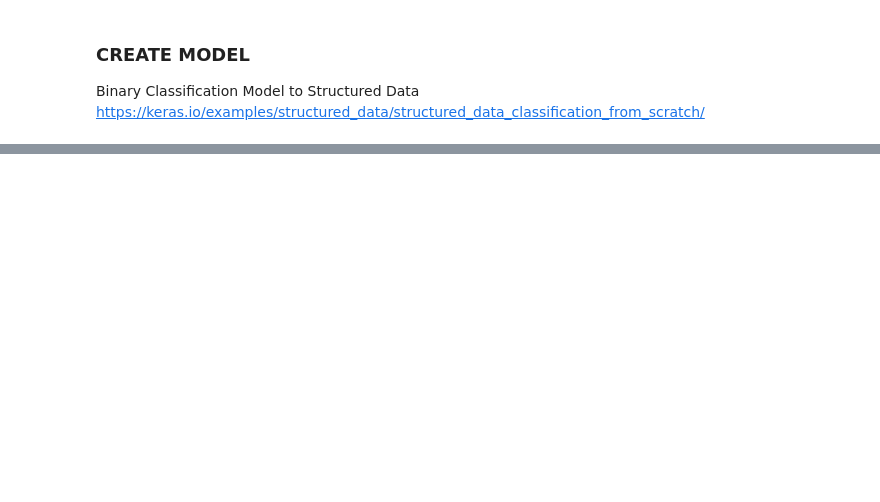
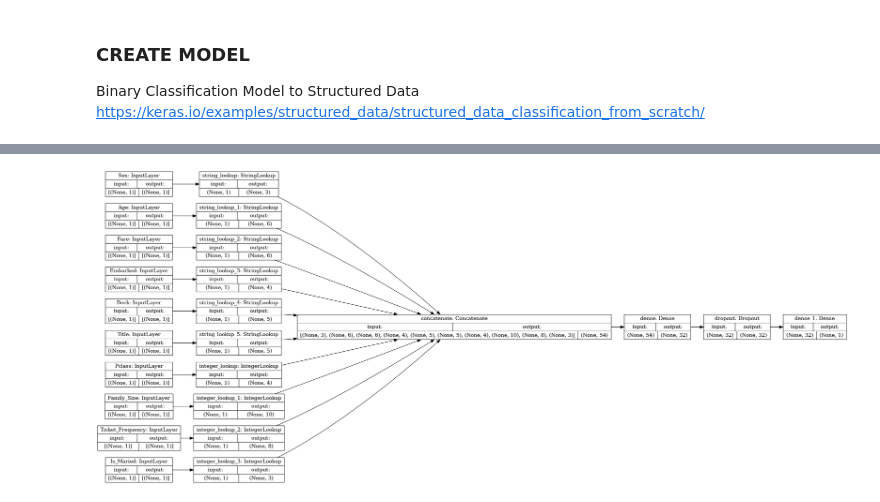
Before and after one commit to benchov/Kaggle, a Jupyter notebook: titanic-competition-tensorflow-edition.ipynb, the cells around one changed output, grey strips where cells are left out. Saved outputs shown, nothing was run; the diff lists cells and outputs as text; code cells hidden in the pictures; blank space fills up the shorter version.

```diff
--- a/titanic-competition-tensorflow-edition.ipynb
+++ b/titanic-competition-tensorflow-edition.ipynb
@@ -255,0 +310,33 @@ Binary Classification Model to Structured Data
+# %%
+pclass_encoded = encode_categorical_feature(pclass, "Pclass", train_dataset, False)
+family_size_encoded = encode_categorical_feature(family_size, "Family_Size", train_dataset, False)
+ticket_freq_encoded = encode_categorical_feature(ticket_freq, "Ticket_Frequency", train_dataset, False)
+is_maried_encoded = encode_categorical_feature(is_maried, "Is_Maried", train_dataset, False)
+# %%
+all_features = tf.keras.layers.concatenate([
+    sex_encoded,
+    age_encoded,
+    fare_encoded,
+    embarked_encoded,
+    deck_encoded,
+    title_encoded,
+    pclass_encoded,
+    family_size_encoded,
+    ticket_freq_encoded,
+    is_maried_encoded
+])
+# %%
+base = tf.keras.layers.Dense(32, activation=tf.keras.activations.relu)(all_features)
+x = tf.keras.layers.Dropout(0.5)(base)
+output = tf.keras.layers.Dense(1, activation=tf.keras.activations.sigmoid)(x)
+base_model = tf.keras.Model(all_inputs, output)
+# %%
+base_model.compile(
+    optimizer=tf.keras.optimizers.Adam(),
+    metrics=["accuracy"],
+    loss=tf.keras.losses.binary_crossentropy
+)
+# %%
+tf.keras.utils.plot_model(base_model, show_shapes=True, rankdir='LR')
+# %% [output]
+[figure, added]
```
Also changed, not shown: parts of 10 cells of this notebook.
